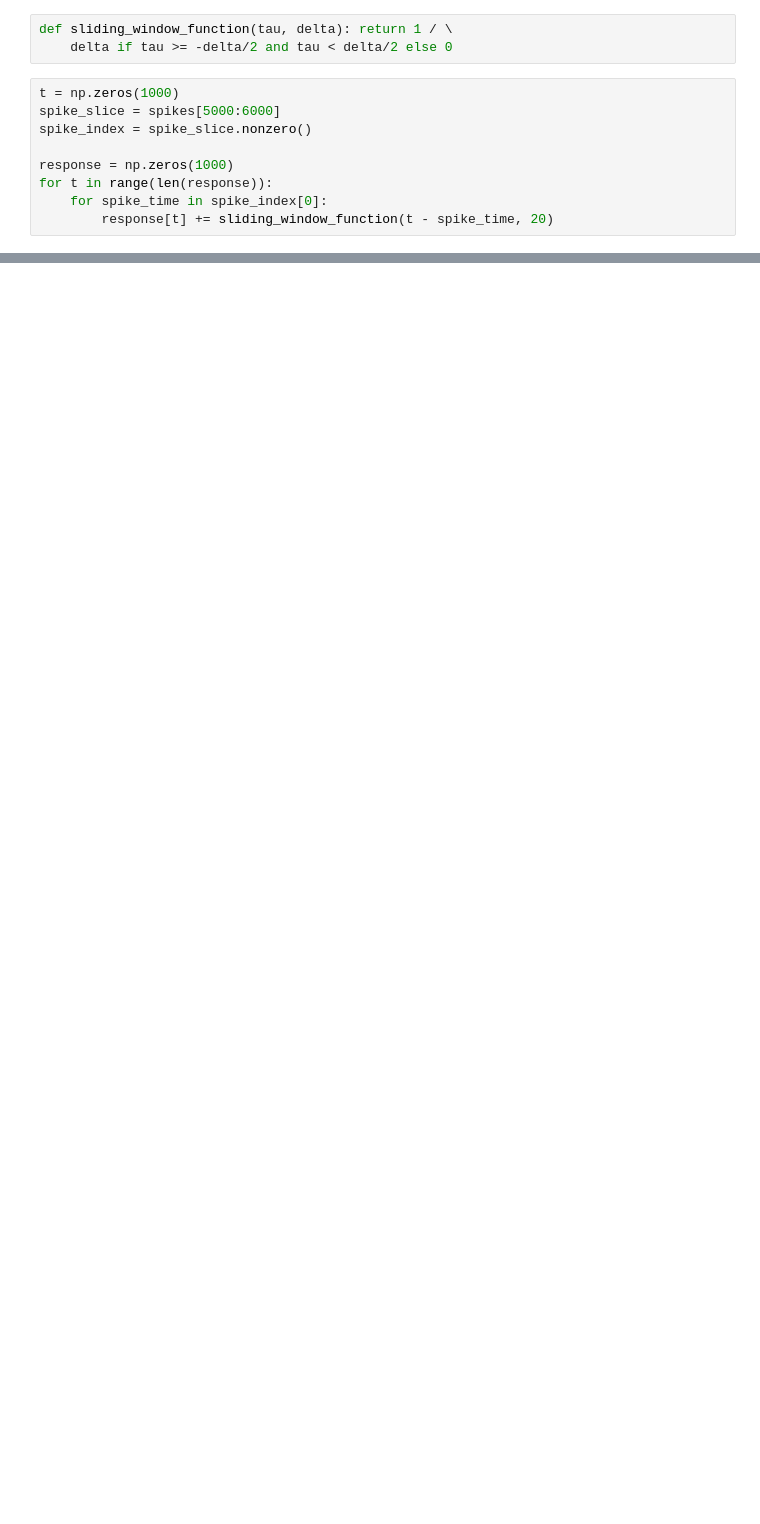
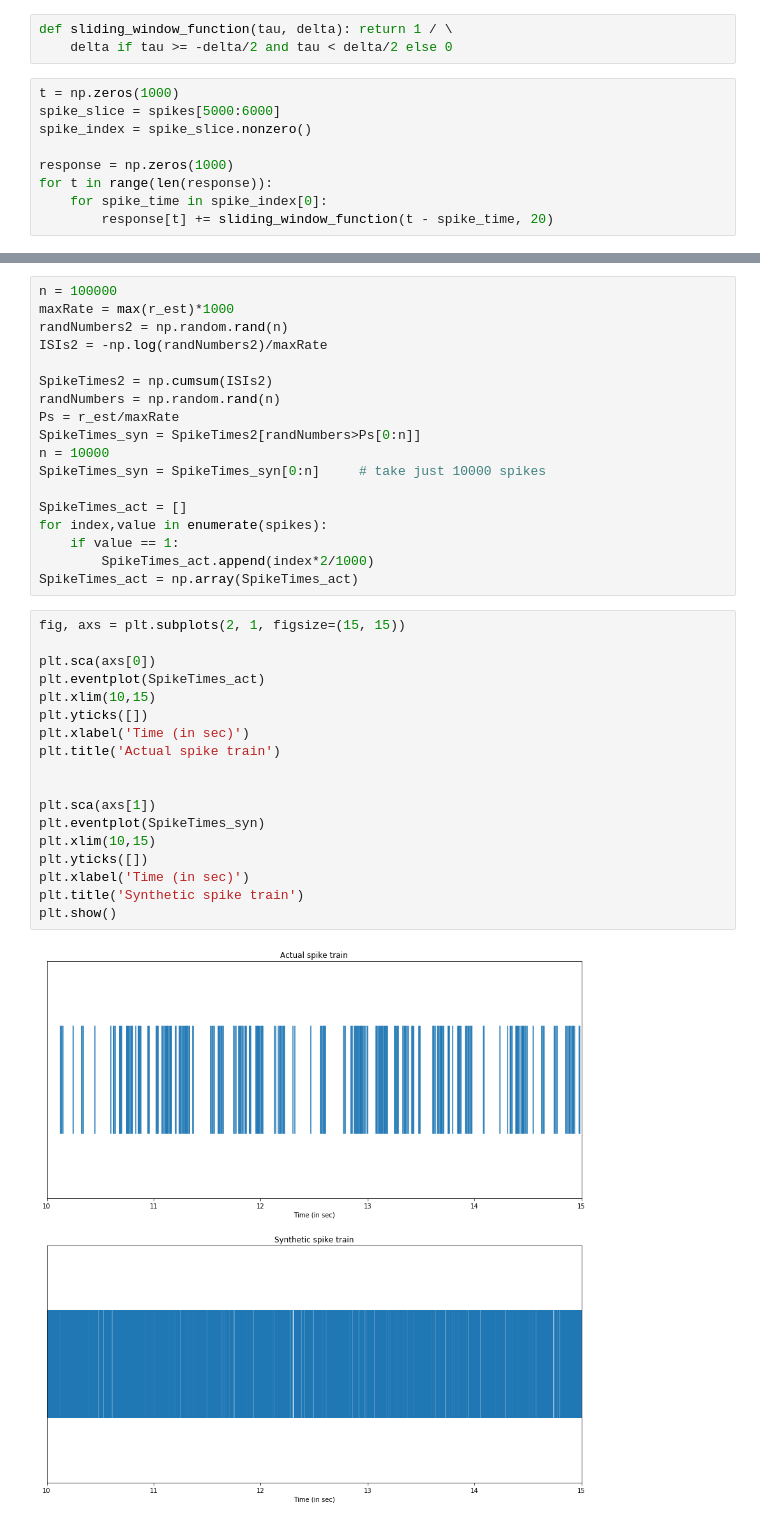
Before and after one commit to SudeshnaBora/aand_numerical, a Jupyter notebook: Assignment 04.ipynb, the cells around one changed output, grey strips where cells are left out. Saved outputs shown, nothing was run; the diff lists cells and outputs as text; blank space fills up the shorter version.

```diff
--- a/Assignment 04.ipynb
+++ b/Assignment 04.ipynb
@@ -107,0 +125,38 @@ plt.show()
+# %%
+n = 100000
+maxRate = max(r_est)*1000
+randNumbers2 = np.random.rand(n)
+ISIs2 = -np.log(randNumbers2)/maxRate
+
+SpikeTimes2 = np.cumsum(ISIs2)
+randNumbers = np.random.rand(n)
+Ps = r_est/maxRate
+SpikeTimes_syn = SpikeTimes2[randNumbers>Ps[0:n]]
+n = 10000
+SpikeTimes_syn = SpikeTimes_syn[0:n]     # take just 10000 spikes
+
+SpikeTimes_act = []
+for index,value in enumerate(spikes):
+    if value == 1:
+        SpikeTimes_act.append(index*2/1000)
+SpikeTimes_act = np.array(SpikeTimes_act)
+# %%
+fig, axs = plt.subplots(2, 1, figsize=(15, 15))
+
+plt.sca(axs[0])
+plt.eventplot(SpikeTimes_act)
+plt.xlim(10,15)
+plt.yticks([])
+plt.xlabel('Time (in sec)')
+plt.title('Actual spike train')
+
+
+plt.sca(axs[1])
+plt.eventplot(SpikeTimes_syn)
+plt.xlim(10,15)
+plt.yticks([])
+plt.xlabel('Time (in sec)')
+plt.title('Synthetic spike train')
+plt.show()
+# %% [output]
+[figure, added]
```
Also changed, not shown: parts of 18 cells of this notebook, 2 other files.
